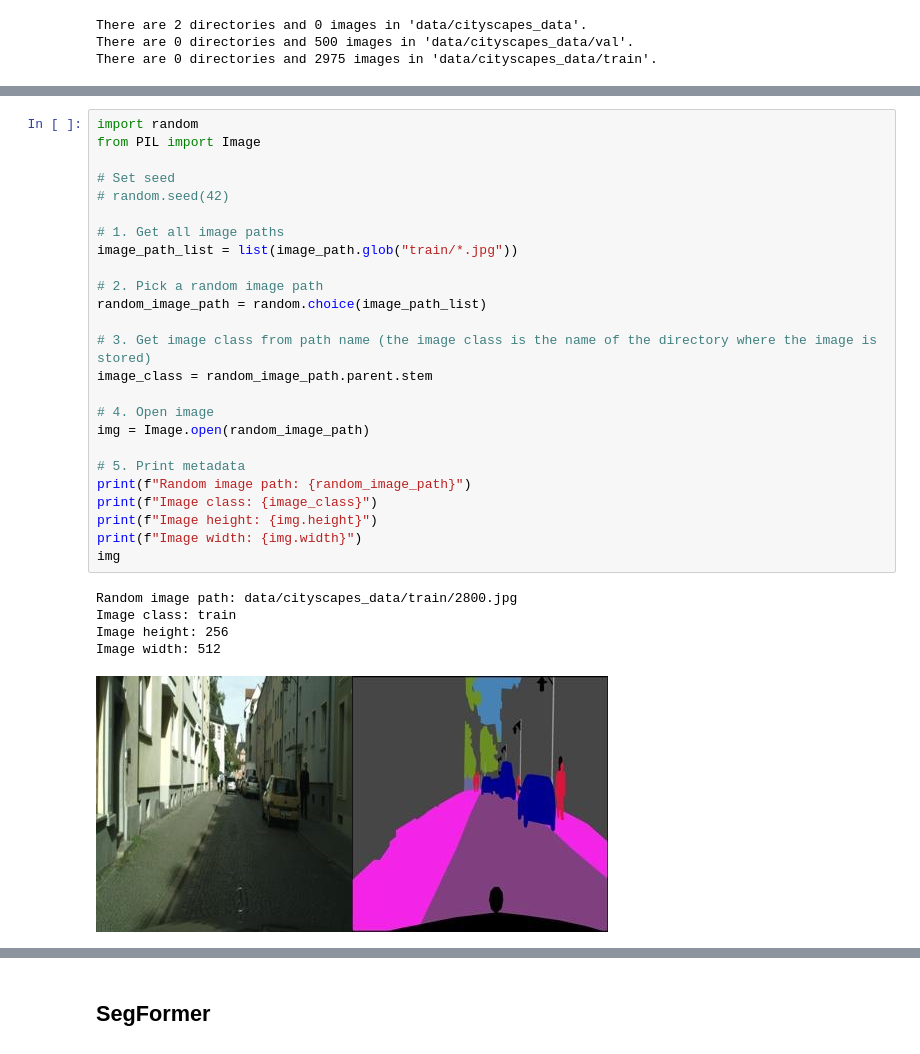
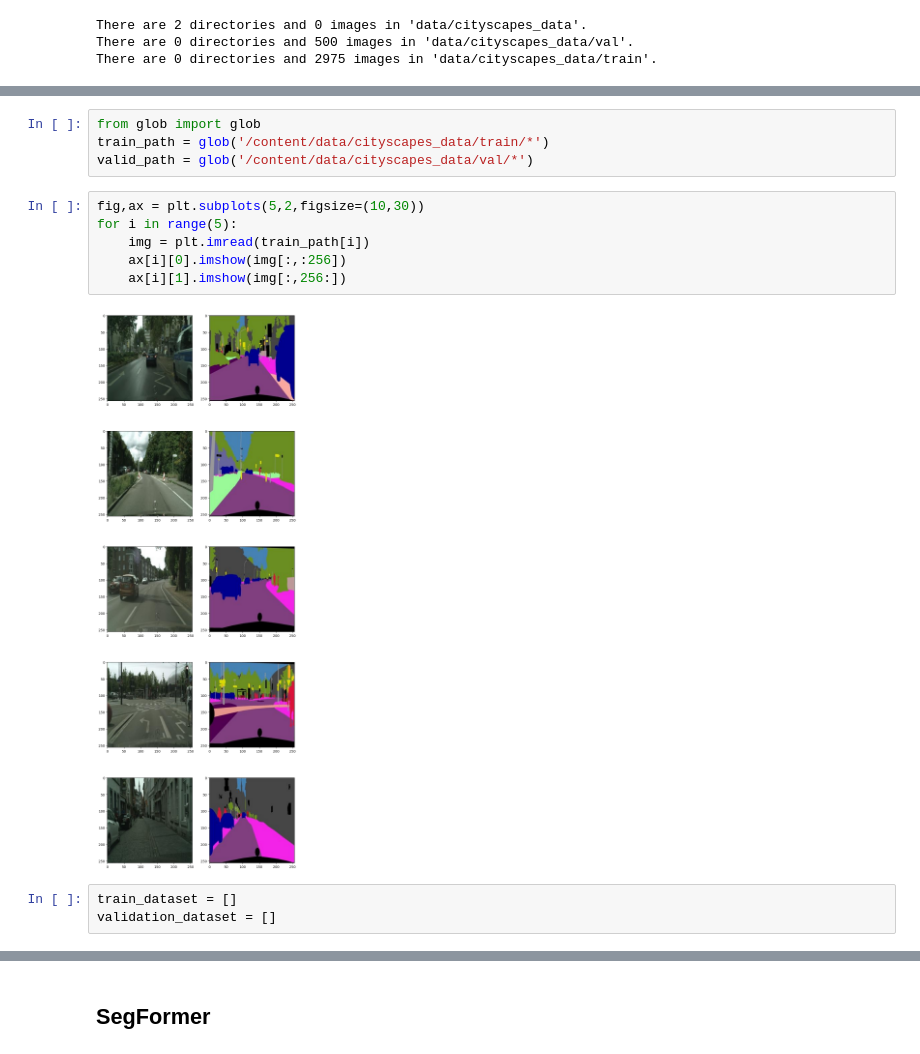
Before and after one commit to BhardwajArjit/Causality-Informed-Segmentation, a Jupyter notebook: SegFormer.ipynb, the cells around one changed output, grey strips where cells are left out. Drawn from its saved outputs; the diff is of its cells as text.

Commit message:
add data

```diff
--- a/SegFormer.ipynb
+++ b/SegFormer.ipynb
@@ -68,31 +92,15 @@ train_dir, test_dir
-# %%
-import random
-from PIL import Image
-
-# Set seed
-# random.seed(42)
-
-# 1. Get all image paths
-image_path_list = list(image_path.glob("train/*.jpg"))
-
-# 2. Pick a random image path
-random_image_path = random.choice(image_path_list)
-
-# 3. Get image class from path name (the image class is the name of the directory where the image is stored)
-image_class = random_image_path.parent.stem
-
-# 4. Open image
-img = Image.open(random_image_path)
-
-# 5. Print metadata
-print(f"Random image path: {random_image_path}")
-print(f"Image class: {image_class}")
-print(f"Image height: {img.height}")
-print(f"Image width: {img.width}")
-img
-# %% [output]
-Random image path: data/cityscapes_data/train/2800.jpg
-Image class: train
-Image height: 256
-Image width: 512
-[figure, removed]
+# %%
+from glob import glob
+train_path = glob('/content/data/cityscapes_data/train/*')
+valid_path = glob('/content/data/cityscapes_data/val/*')
+# %%
+fig,ax = plt.subplots(5,2,figsize=(10,30))
+for i in range(5):
+    img = plt.imread(train_path[i])
+    ax[i][0].imshow(img[:,:256])
+    ax[i][1].imshow(img[:,256:])
+# %% [output]
+[figure, added]
+# %%
+train_dataset = []
+validation_dataset = []
```
Also changed, not shown: parts of 8 cells of this notebook.
